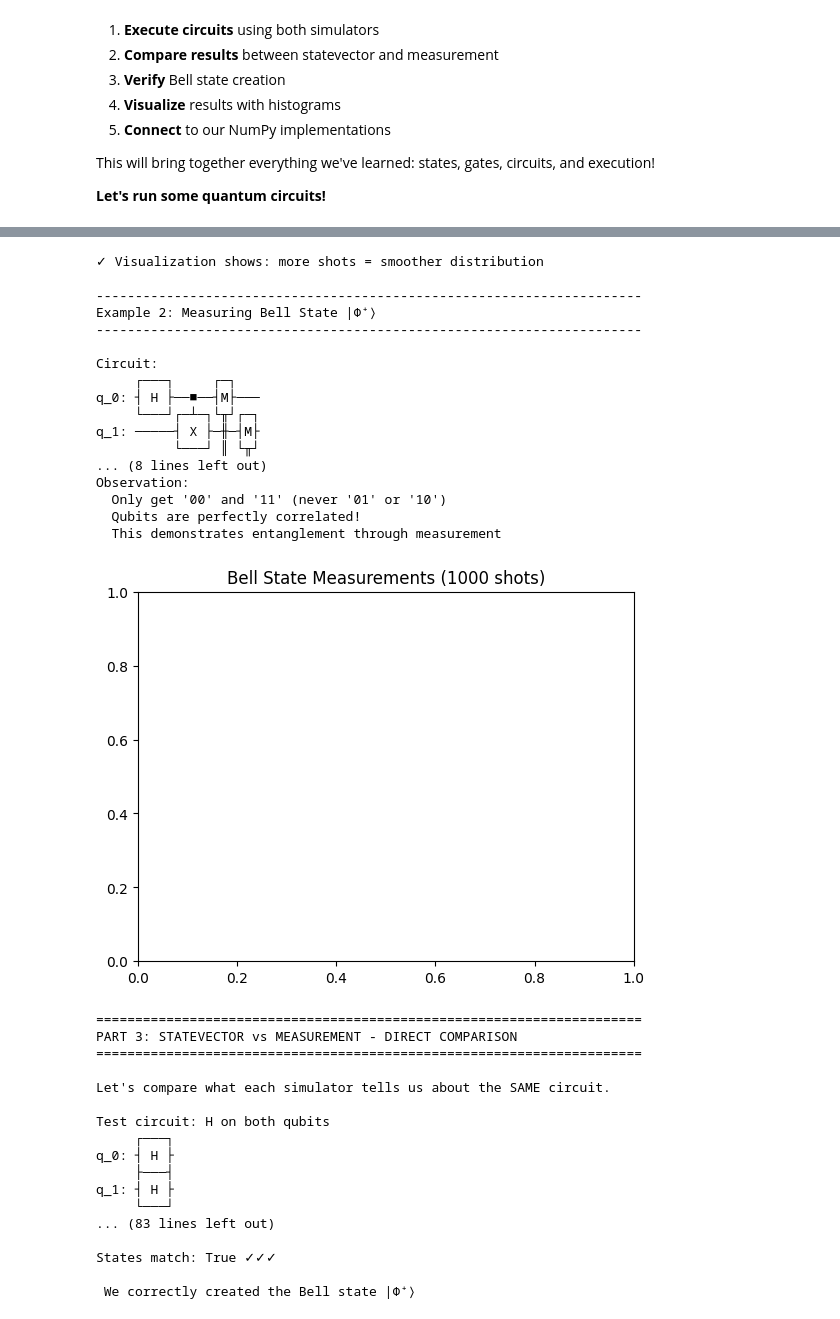
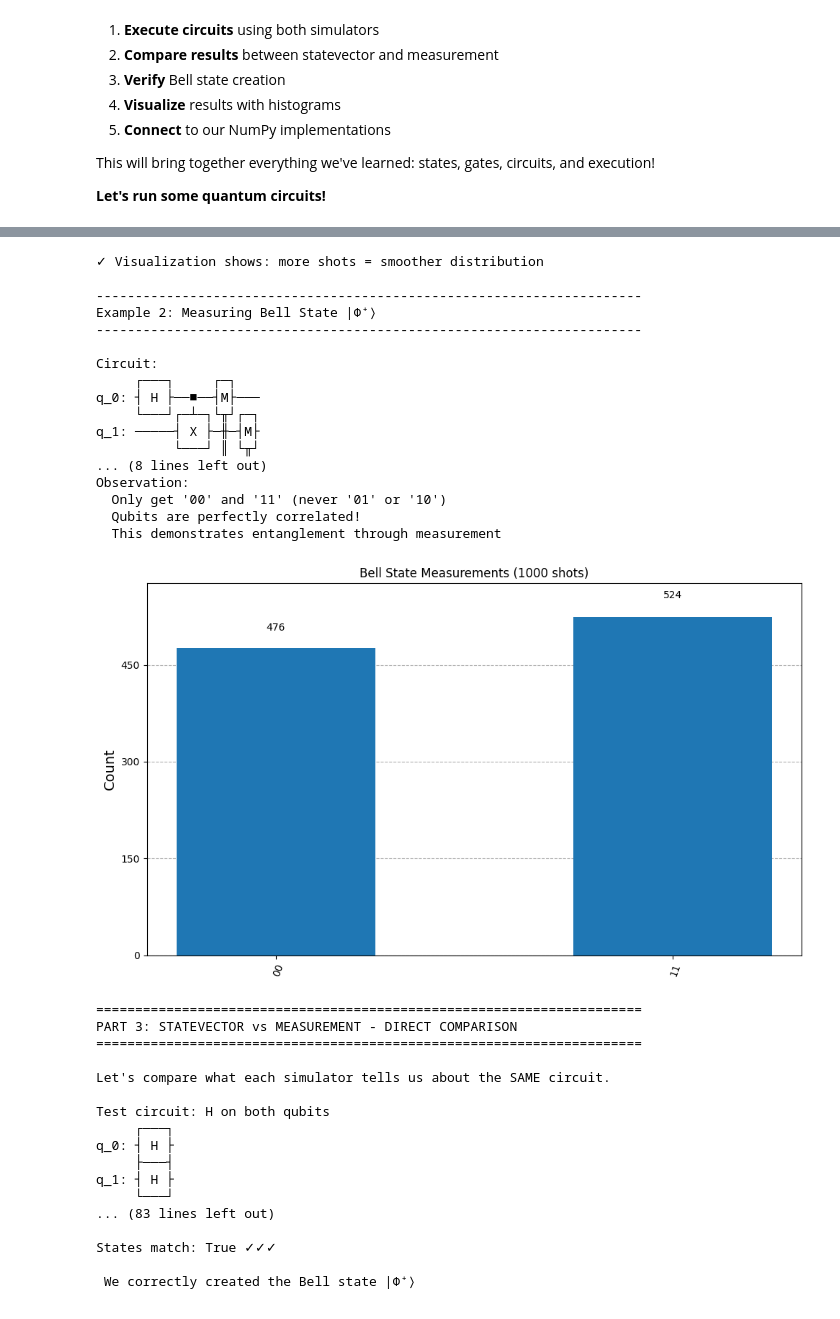
Before and after one commit to notGiGi/On-Quantum-Computing, a Jupyter notebook: notebooks/01_quantum_foundations.ipynb, the cells around one changed output, grey strips where cells are left out. Drawn from its saved outputs; the diff is of its cells as text; code cells hidden in the pictures.

Commit message:
fix bell measurement of bell

```diff
--- a/notebooks/01_quantum_foundations.ipynb
+++ b/notebooks/01_quantum_foundations.ipynb
@@ -4351,8 +4351,10 @@ print("  Qubits are perfectly correlated!")
 print("  This demonstrates entanglement through measurement")
 
 # Visualize
-plot_histogram(counts)
-plt.title(f'Bell State Measurements ({shots} shots)')
+fig, ax = plt.subplots(figsize=(10, 6))
+plot_histogram(counts, ax=ax)
+ax.set_title(f'Bell State Measurements ({shots} shots)')
+plt.tight_layout()
 plt.show()
 
 # ============================================================================
@@ -4517,21 +4519,21 @@ Visualizing Statistical Convergence
 ✓ Visualization shows: more shots = smoother distribution
 
 ----------------------------------------------------------------------
 Example 2: Measuring Bell State |Φ⁺⟩
 ----------------------------------------------------------------------
 
 Circuit:
      ┌───┐     ┌─┐
 q_0: ┤ H ├──■──┤M├───
      └───┘┌─┴─┐└╥┘┌─┐
 q_1: ─────┤ X ├─╫─┤M├
           └───┘ ║ └╥┘
 ... (8 lines left out)
 Observation:
   Only get '00' and '11' (never '01' or '10')
   Qubits are perfectly correlated!
   This demonstrates entanglement through measurement
-[figure, old version]
+[figure, new version]
 ======================================================================
 PART 3: STATEVECTOR vs MEASUREMENT - DIRECT COMPARISON
 ======================================================================
```
Also changed, not shown: parts of 1 cell of this notebook.
